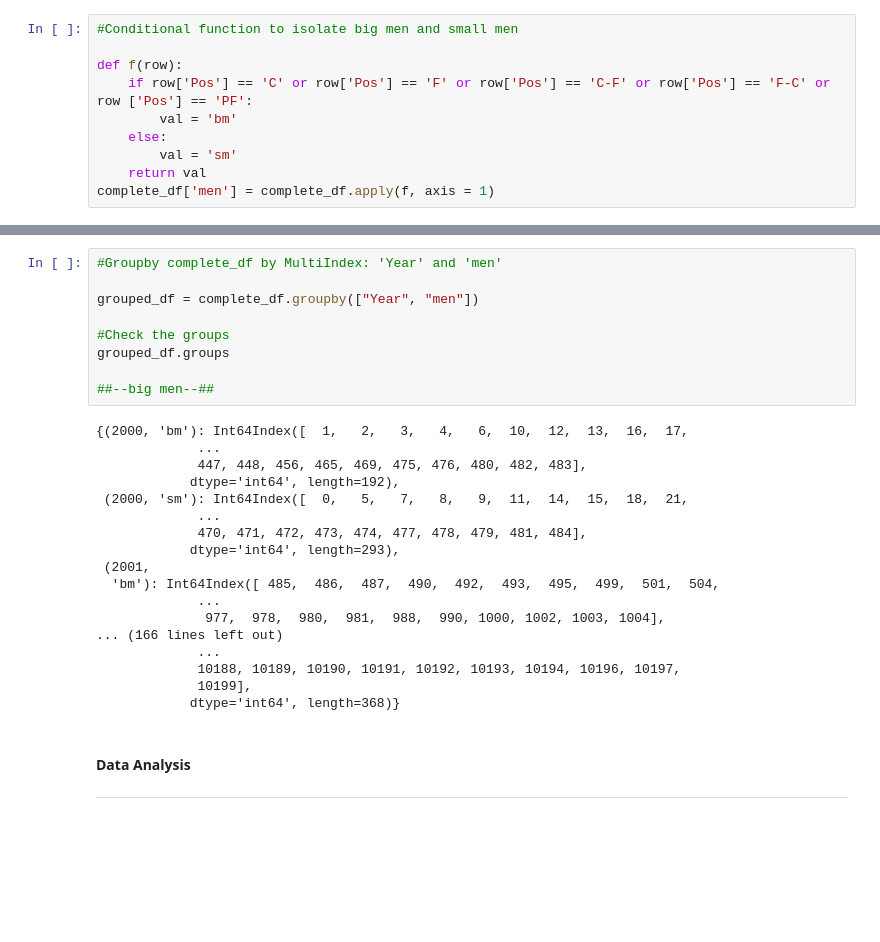
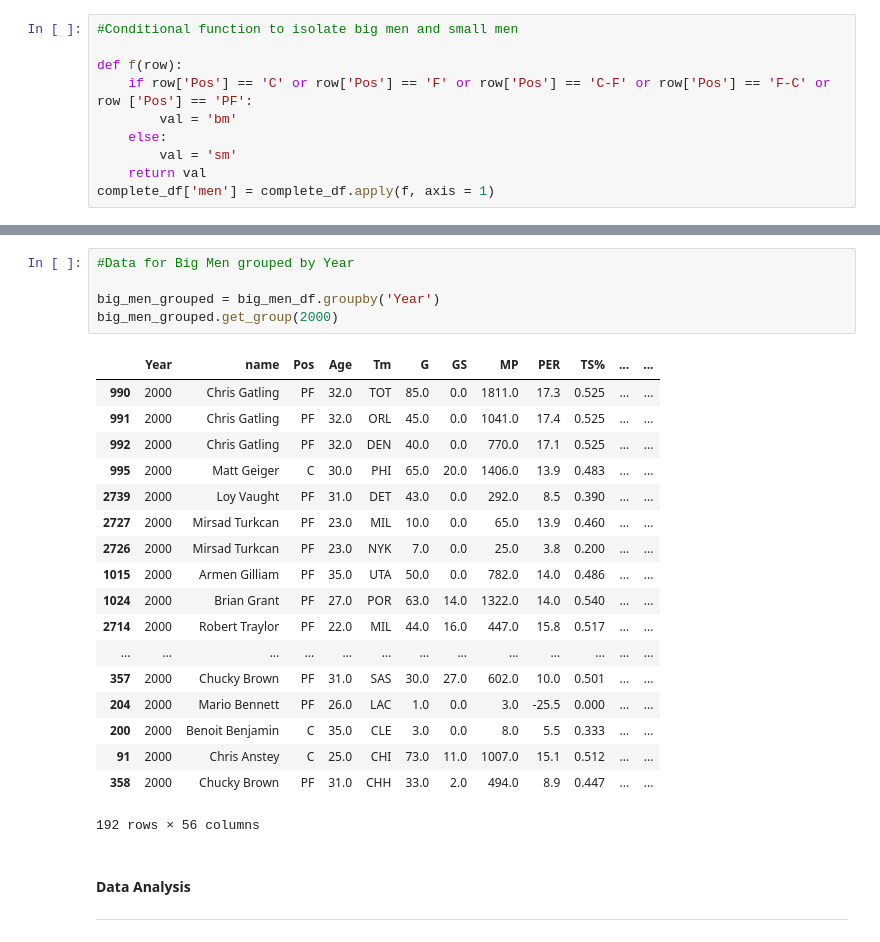
Before and after one commit to logan7734/Project1_repo, a Jupyter notebook: Project Code(Ovais).ipynb, the cells around one changed output, grey strips where cells are left out. Cells and saved outputs as stored; diff of their text form; blank space fills up the shorter version.

Commit message:
Isolated small men and big men into different DataFrames. Now going to Run Analysis on Big Men

```diff
--- a/Project Code(Ovais).ipynb
+++ b/Project Code(Ovais).ipynb
@@ -126,31 +131,28 @@ small_men_df.head()
 5 rows × 56 columns
-# %%
-#Groupby complete_df by MultiIndex: 'Year' and 'men'
-
-grouped_df = complete_df.groupby(["Year", "men"])
-
-#Check the groups
-grouped_df.groups
-
-##--big men--##
-# %% [output]
-{(2000, 'bm'): Int64Index([  1,   2,   3,   4,   6,  10,  12,  13,  16,  17,
-             ...
-             447, 448, 456, 465, 469, 475, 476, 480, 482, 483],
-            dtype='int64', length=192),
- (2000, 'sm'): Int64Index([  0,   5,   7,   8,   9,  11,  14,  15,  18,  21,
-             ...
-             470, 471, 472, 473, 474, 477, 478, 479, 481, 484],
-            dtype='int64', length=293),
- (2001,
-  'bm'): Int64Index([ 485,  486,  487,  490,  492,  493,  495,  499,  501,  504,
-             ...
-              977,  978,  980,  981,  988,  990, 1000, 1002, 1003, 1004],
-... (166 lines left out)
-             ...
-             10188, 10189, 10190, 10191, 10192, 10193, 10194, 10196, 10197,
-             10199],
-            dtype='int64', length=368)}
+# %%
+#Data for Big Men grouped by Year
+
+big_men_grouped = big_men_df.groupby('Year')
+big_men_grouped.get_group(2000)
+# %% [output]
+|  | Year | name | Pos | Age | Tm | G | GS | MP | PER | TS% | ... | ... |
+| 990 | 2000 | Chris Gatling | PF | 32.0 | TOT | 85.0 | 0.0 | 1811.0 | 17.3 | 0.525 | ... | ... |
+| 991 | 2000 | Chris Gatling | PF | 32.0 | ORL | 45.0 | 0.0 | 1041.0 | 17.4 | 0.525 | ... | ... |
+| 992 | 2000 | Chris Gatling | PF | 32.0 | DEN | 40.0 | 0.0 | 770.0 | 17.1 | 0.525 | ... | ... |
+| 995 | 2000 | Matt Geiger | C | 30.0 | PHI | 65.0 | 20.0 | 1406.0 | 13.9 | 0.483 | ... | ... |
+| 2739 | 2000 | Loy Vaught | PF | 31.0 | DET | 43.0 | 0.0 | 292.0 | 8.5 | 0.390 | ... | ... |
+| 2727 | 2000 | Mirsad Turkcan | PF | 23.0 | MIL | 10.0 | 0.0 | 65.0 | 13.9 | 0.460 | ... | ... |
+| 2726 | 2000 | Mirsad Turkcan | PF | 23.0 | NYK | 7.0 | 0.0 | 25.0 | 3.8 | 0.200 | ... | ... |
+| 1015 | 2000 | Armen Gilliam | PF | 35.0 | UTA | 50.0 | 0.0 | 782.0 | 14.0 | 0.486 | ... | ... |
+| 1024 | 2000 | Brian Grant | PF | 27.0 | POR | 63.0 | 14.0 | 1322.0 | 14.0 | 0.540 | ... | ... |
+| 2714 | 2000 | Robert Traylor | PF | 22.0 | MIL | 44.0 | 16.0 | 447.0 | 15.8 | 0.517 | ... | ... |
+| ... | ... | ... | ... | ... | ... | ... | ... | ... | ... | ... | ... | ... |
+| 357 | 2000 | Chucky Brown | PF | 31.0 | SAS | 30.0 | 27.0 | 602.0 | 10.0 | 0.501 | ... | ... |
+| 204 | 2000 | Mario Bennett | PF | 26.0 | LAC | 1.0 | 0.0 | 3.0 | -25.5 | 0.000 | ... | ... |
+| 200 | 2000 | Benoit Benjamin | C | 35.0 | CLE | 3.0 | 0.0 | 8.0 | 5.5 | 0.333 | ... | ... |
+| 91 | 2000 | Chris Anstey | C | 25.0 | CHI | 73.0 | 11.0 | 1007.0 | 15.1 | 0.512 | ... | ... |
+| 358 | 2000 | Chucky Brown | PF | 31.0 | CHH | 33.0 | 2.0 | 494.0 | 8.9 | 0.447 | ... | ... |
+192 rows × 56 columns
 # %% [markdown]
 #### Data Analysis
 ***
```
Also changed, not shown: parts of 5 cells of this notebook.
